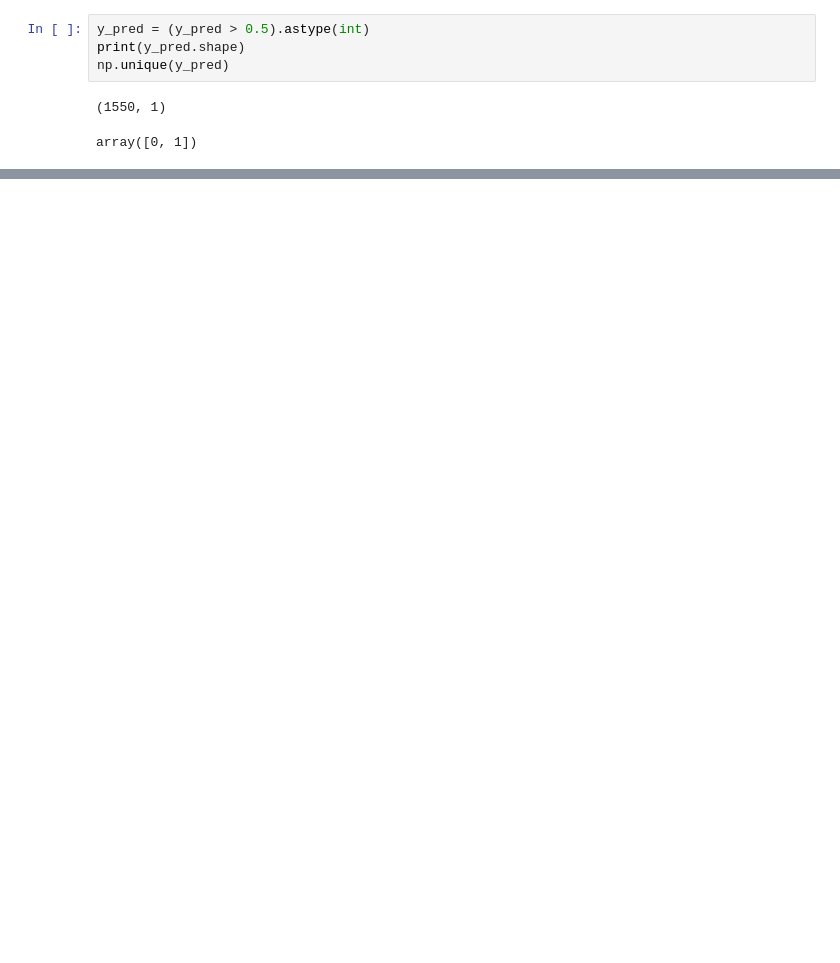
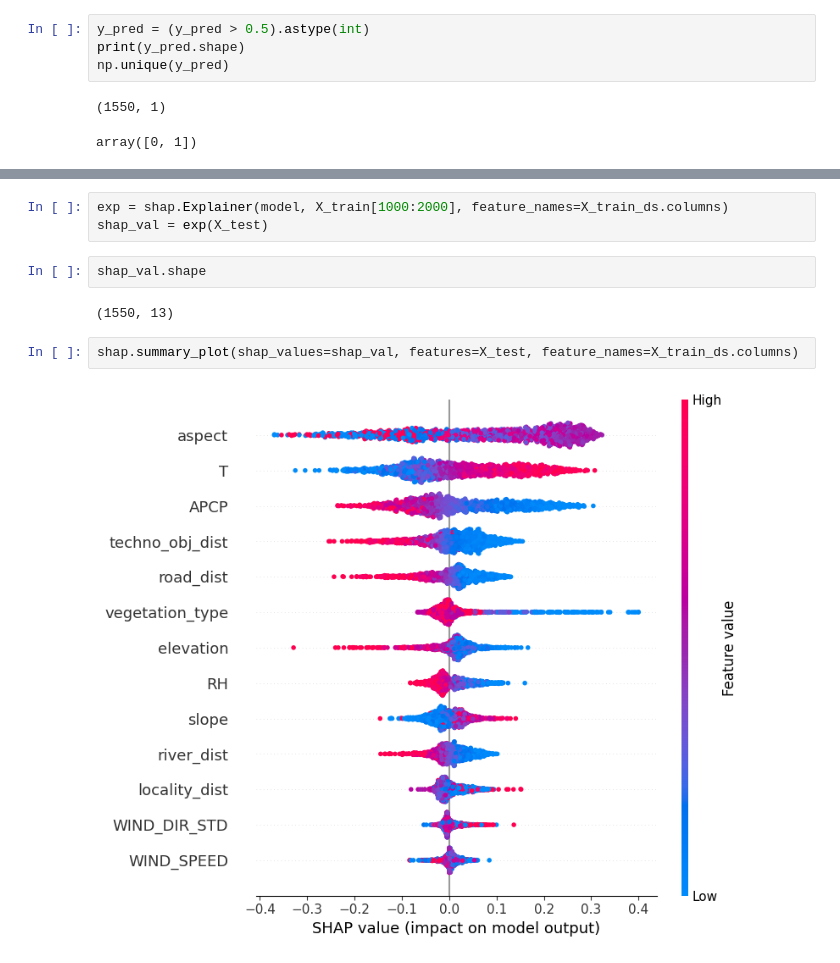
Before and after one commit to MS-17/vkr, a Jupyter notebook: train_nn.ipynb, the cells around one changed output, grey strips where cells are left out. Saved outputs shown, nothing was run; the diff lists cells and outputs as text; blank space fills up the shorter version.

Commit message:
add shap analysis

```diff
--- a/train_nn.ipynb
+++ b/train_nn.ipynb
@@ -578,0 +604,11 @@ weighted avg       0.81      0.80      0.80      1550
+# %%
+exp = shap.Explainer(model, X_train[1000:2000], feature_names=X_train_ds.columns)
+shap_val = exp(X_test)
+# %%
+shap_val.shape
+# %% [output]
+(1550, 13)
+# %%
+shap.summary_plot(shap_values=shap_val, features=X_test, feature_names=X_train_ds.columns)
+# %% [output]
+[figure, added]
```
Also changed, not shown: parts of 10 cells of this notebook, 4 other files.
